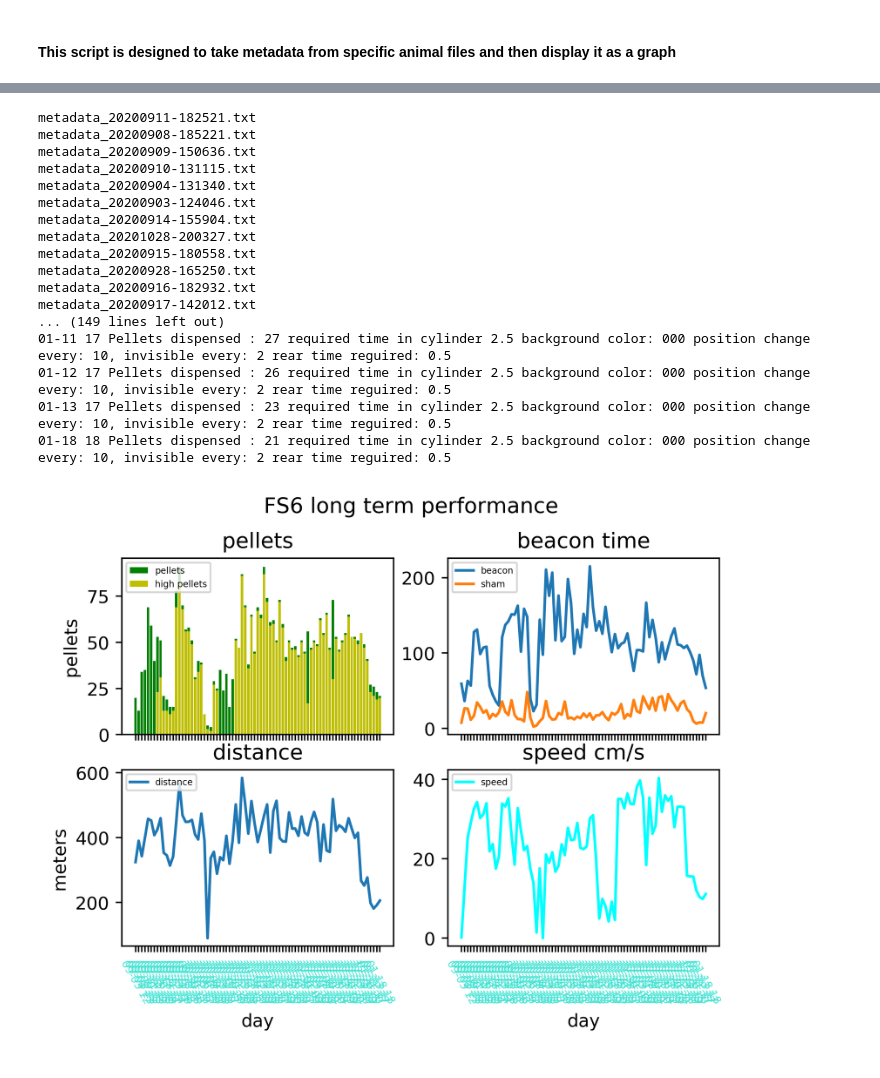
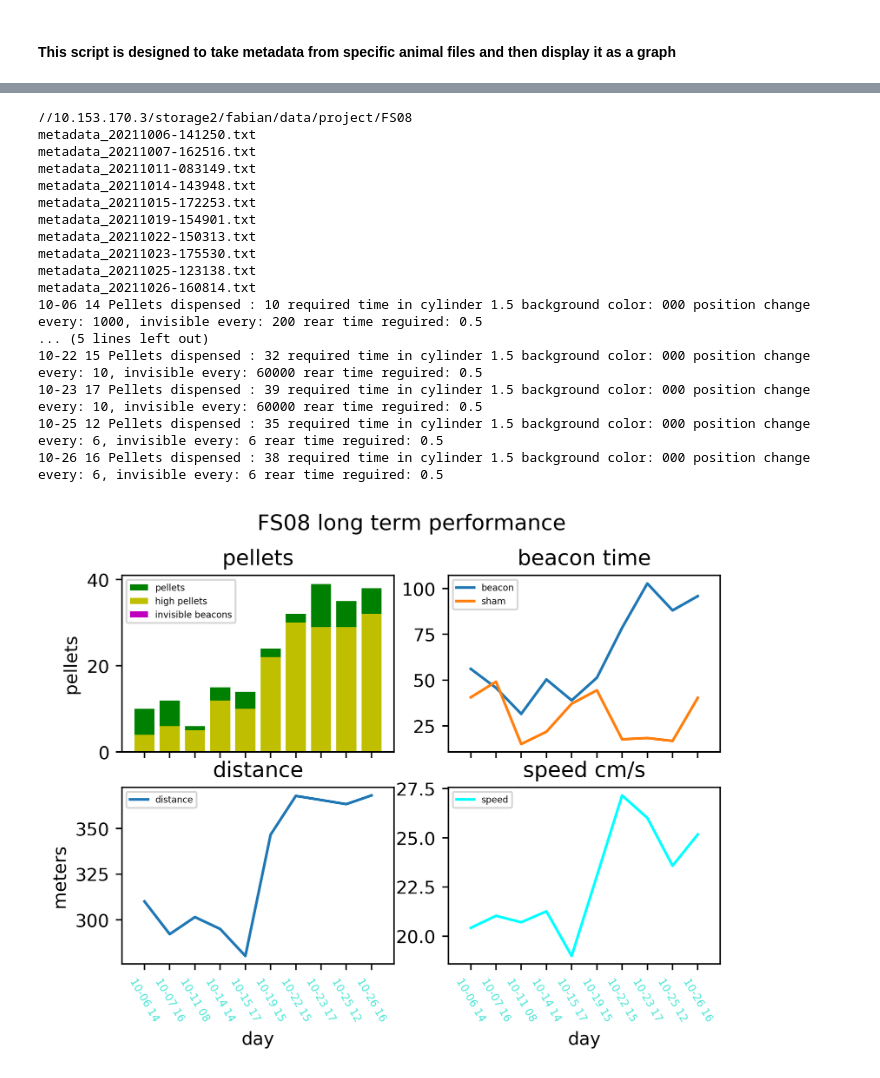
Before and after one commit to Fabalinks/Rearing_analysis, a Jupyter notebook: Code/20210525_FS_LT_Performance_FS03-FS06.ipynb, the cells around one changed output, grey strips where cells are left out. Drawn from its saved outputs; the diff is of its cells as text; code cells hidden in the pictures.

```diff
--- a/Code/20210525_FS_LT_Performance_FS03-FS06.ipynb
+++ b/Code/20210525_FS_LT_Performance_FS03-FS06.ipynb
@@ -61,24 +72,24 @@ KeyError: 'Pellets'
 # %%
-make_graphs('FS6')
+make_graphs('FS08')
 # %% [output]
-metadata_20200911-182521.txt
-metadata_20200908-185221.txt
-metadata_20200909-150636.txt
-metadata_20200910-131115.txt
-metadata_20200904-131340.txt
-metadata_20200903-124046.txt
-metadata_20200914-155904.txt
-metadata_20201028-200327.txt
-metadata_20200915-180558.txt
-metadata_20200928-165250.txt
-metadata_20200916-182932.txt
-metadata_20200917-142012.txt
-... (149 lines left out)
-01-11 17 Pellets dispensed : 27 required time in cylinder 2.5 background color: 000 position change every: 10, invisible every: 2 rear time reguired: 0.5
-01-12 17 Pellets dispensed : 26 required time in cylinder 2.5 background color: 000 position change every: 10, invisible every: 2 rear time reguired: 0.5
-01-13 17 Pellets dispensed : 23 required time in cylinder 2.5 background color: 000 position change every: 10, invisible every: 2 rear time reguired: 0.5
-01-18 18 Pellets dispensed : 21 required time in cylinder 2.5 background color: 000 position change every: 10, invisible every: 2 rear time reguired: 0.5
+//10.153.170.3/storage2/fabian/data/project/FS08
+metadata_20211006-141250.txt
+metadata_20211007-162516.txt
+metadata_20211011-083149.txt
+metadata_20211014-143948.txt
+metadata_20211015-172253.txt
+metadata_20211019-154901.txt
+metadata_20211022-150313.txt
+metadata_20211023-175530.txt
+metadata_20211025-123138.txt
+metadata_20211026-160814.txt
+10-06 14 Pellets dispensed : 10 required time in cylinder 1.5 background color: 000 position change every: 1000, invisible every: 200 rear time reguired: 0.5
+... (5 lines left out)
+10-22 15 Pellets dispensed : 32 required time in cylinder 1.5 background color: 000 position change every: 10, invisible every: 60000 rear time reguired: 0.5
+10-23 17 Pellets dispensed : 39 required time in cylinder 1.5 background color: 000 position change every: 10, invisible every: 60000 rear time reguired: 0.5
+10-25 12 Pellets dispensed : 35 required time in cylinder 1.5 background color: 000 position change every: 6, invisible every: 6 rear time reguired: 0.5
+10-26 16 Pellets dispensed : 38 required time in cylinder 1.5 background color: 000 position change every: 6, invisible every: 6 rear time reguired: 0.5
-[figure, old version]
+[figure, new version]
 # %%
 def make_graphs (animal_ID):
     result=pd.DataFrame()
```
Also changed, not shown: parts of 2 cells of this notebook, 3 other files.
